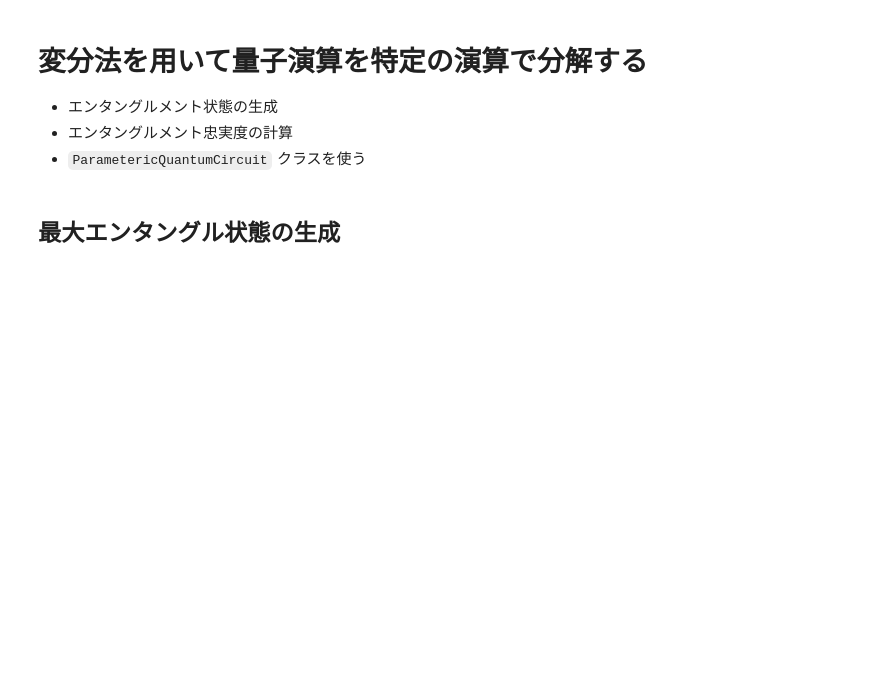
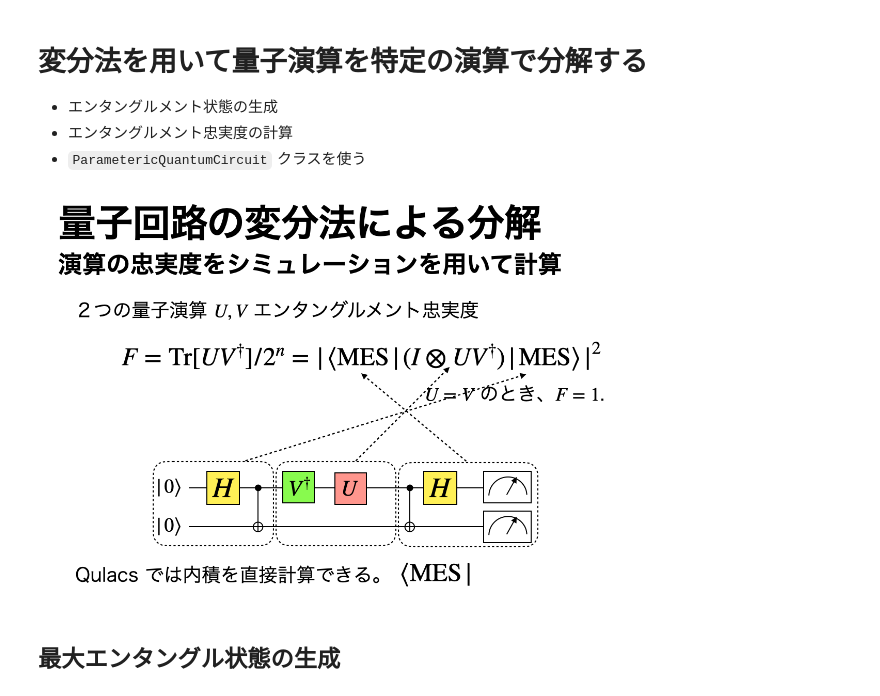
Before and after one commit to Qulacs-Osaka/quantum_software_handson, a Jupyter notebook: 03_VariationalGateDecomposition.ipynb, the cells around one changed output. Saved outputs shown, nothing was run; the diff lists cells and outputs as text; code cells hidden in the pictures; blank space fills up the shorter version.

```diff
--- a/03_VariationalGateDecomposition.ipynb
+++ b/03_VariationalGateDecomposition.ipynb
@@ -18,5 +18,10 @@ from qulacs.circuit import QuantumCircuitOptimizer
 - エンタングルメント状態の生成
 - エンタングルメント忠実度の計算
 - `ParametericQuantumCircuit` クラスを使う
+# %%
+from IPython.display import Image
+Image("./fujii_fig01.png",width = 600)
+# %% [output]
+[figure, added]
 # %% [markdown]
 ## 最大エンタングル状態の生成
```
Also changed, not shown: parts of 4 cells of this notebook, 6 other files.
